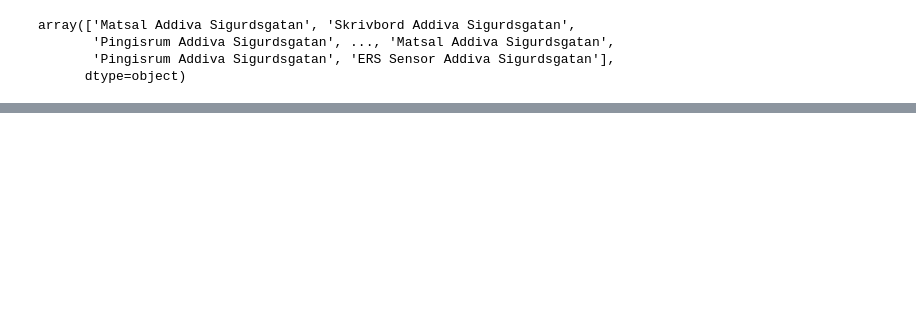
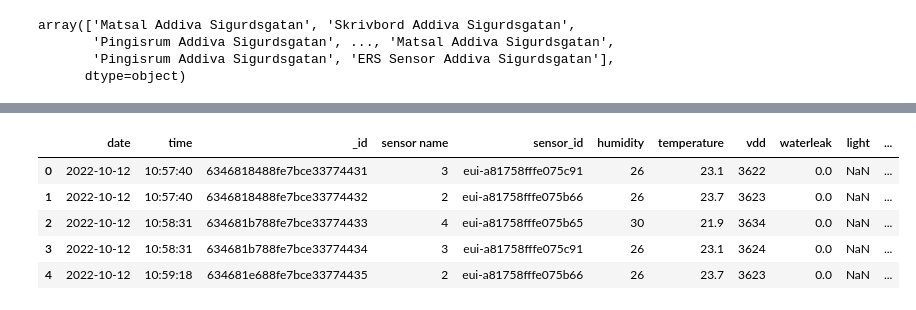
Before and after one commit to Ahmad223455322/AI_demo, a Jupyter notebook: Robert/csv_add_done_and_sensordata.ipynb, the cells around one changed output, grey strips where cells are left out. Saved outputs shown, nothing was run; the diff lists cells and outputs as text; code cells hidden in the pictures; blank space fills up the shorter version.

Commit message:
changed course to smhi api

```diff
--- a/Robert/csv_add_done_and_sensordata.ipynb
+++ b/Robert/csv_add_done_and_sensordata.ipynb
@@ -100,0 +119,4 @@ df_sensor.to_csv("latest_sensordata.csv", sep=',', encoding='utf-8')
+# %%
+outdoor_temp = '20221109_smhi_data_vasteras.csv'
+df_outdoor = pd.read_csv(outdoor_temp, sep= ';', header = 0)
+df_outdoor.head()
@@ -100,0 +130,5 @@ df_sensor.to_csv("latest_sensordata.csv", sep=',', encoding='utf-8')
+# %%
+df_outdoor['hour'] = df_outdoor['time']
+
+df_outdoor["hour"] = df_outdoor["hour"].str[:-6]
+df_outdoor.head()
@@ -100,0 +152,10 @@ df_sensor.to_csv("latest_sensordata.csv", sep=',', encoding='utf-8')
+# %%
+df_sensorAndSmhi = pd.merge(df_sensor, df_outdoor, how="left", on=['date','hour'])
+df_sensorAndSmhi.head()
+# %% [output]
+|  | date | time | _id | sensor name | sensor_id | humidity | temperature | vdd | waterleak | light | ... |
+| 0 | 2022-10-12 | 10:57:40 | 6346818488fe7bce33774431 | 3 | eui-a81758fffe075c91 | 26 | 23.1 | 3622 | 0.0 | NaN | ... |
+| 1 | 2022-10-12 | 10:57:40 | 6346818488fe7bce33774432 | 2 | eui-a81758fffe075b66 | 26 | 23.7 | 3623 | 0.0 | NaN | ... |
+| 2 | 2022-10-12 | 10:58:31 | 634681b788fe7bce33774433 | 4 | eui-a81758fffe075b65 | 30 | 21.9 | 3634 | 0.0 | NaN | ... |
+| 3 | 2022-10-12 | 10:58:31 | 634681b788fe7bce33774434 | 3 | eui-a81758fffe075c91 | 26 | 23.1 | 3624 | 0.0 | NaN | ... |
+| 4 | 2022-10-12 | 10:59:18 | 634681e688fe7bce33774435 | 2 | eui-a81758fffe075b66 | 26 | 23.7 | 3623 | 0.0 | NaN | ... |
```
Also changed, not shown: parts of 9 cells of this notebook, 4 other files.
